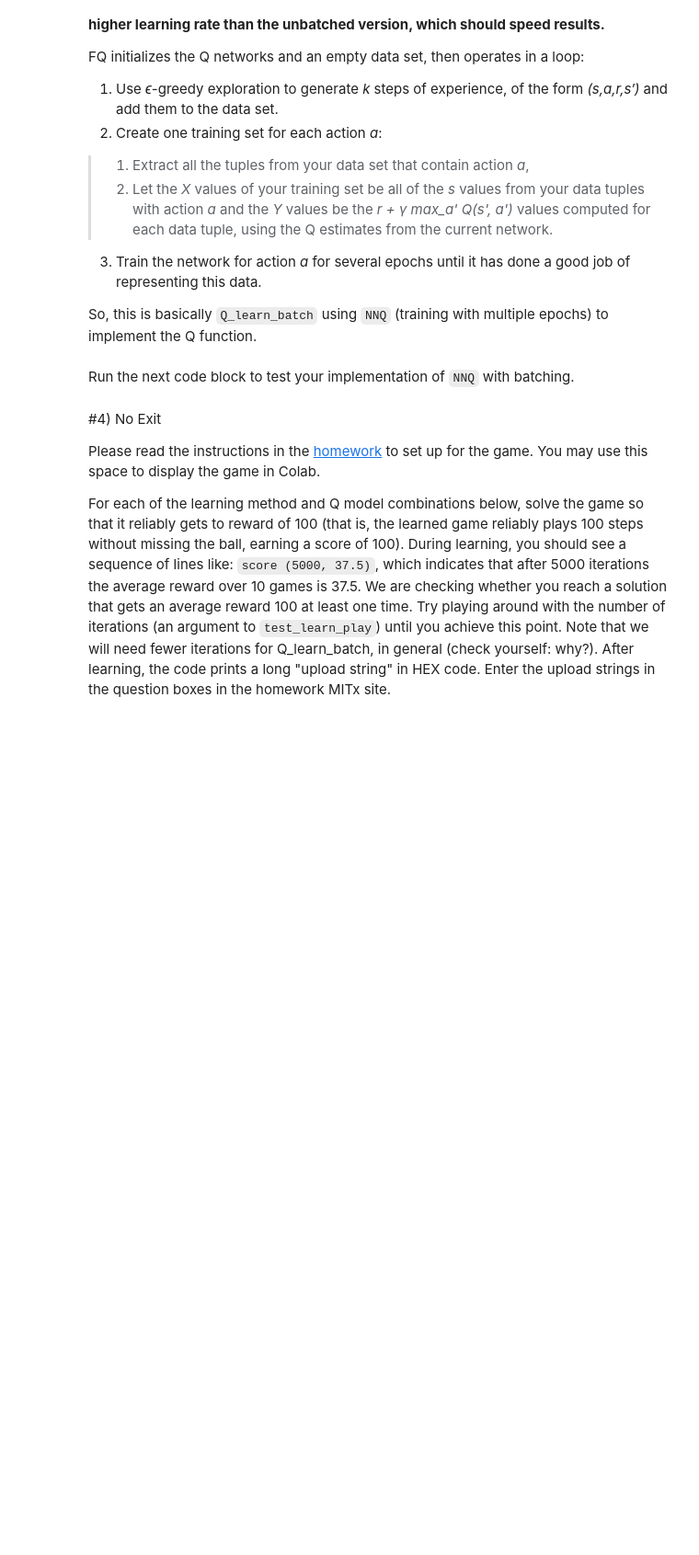
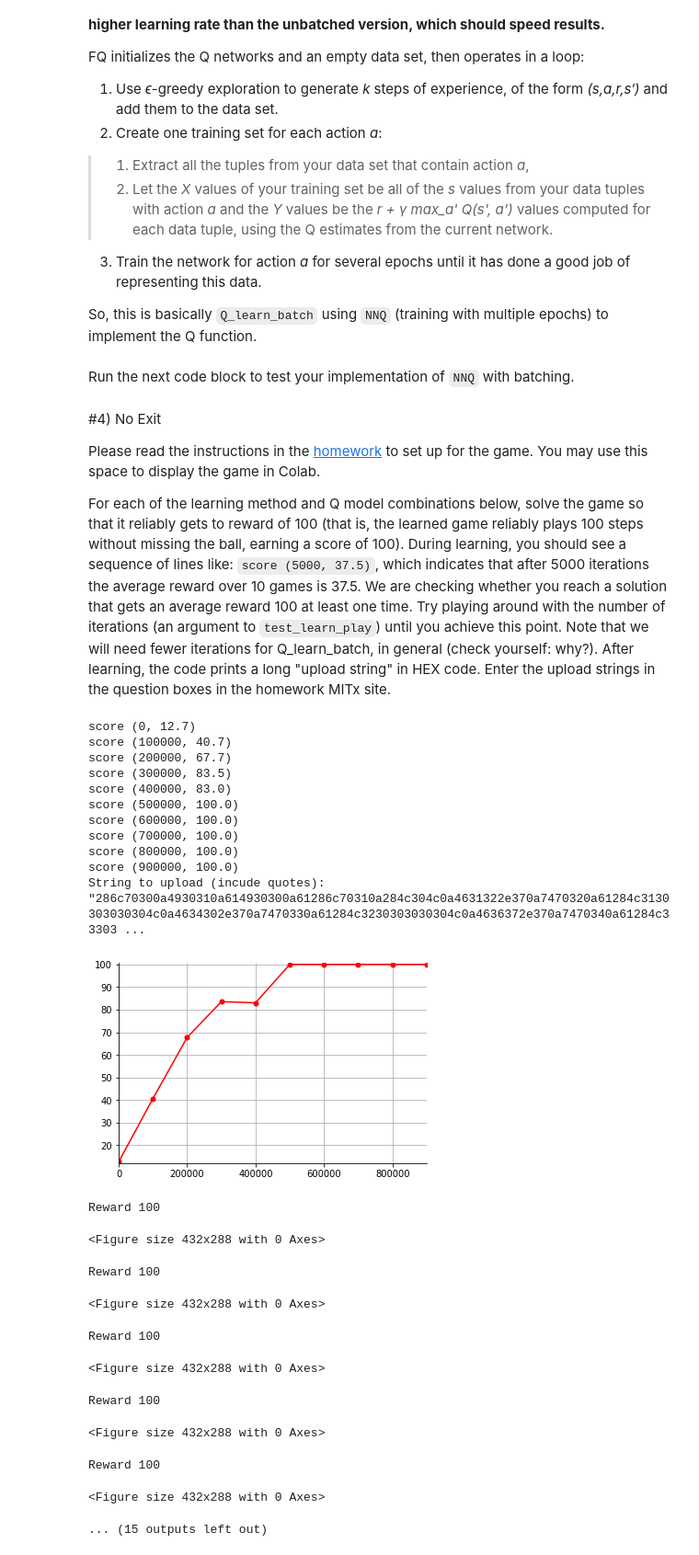
Before and after one commit to ToniRV/MIT_6.862_Applied_Machine_Learning, a Jupyter notebook: MIT_6_036_HW10.ipynb, the cells around one changed output. Shown at 92% size. Saved outputs shown, nothing was run; the diff lists cells and outputs as text; code cells hidden in the pictures; blank space fills up the shorter version.

```diff
--- a/MIT_6_036_HW10.ipynb
+++ b/MIT_6_036_HW10.ipynb
@@ -689,7 +799,31 @@ strings in the question boxes in the homework MITx site.
 code_for_hw10.test_solve_play(draw = True)
 # %%
 # Tabular Q-learn
-code_for_hw10.test_learn_play(draw=True, iters=100000, tabular=True, batch=False)
+code_for_hw10.test_learn_play(draw=True, iters=1000000, tabular=True, batch=False)
+# %% [output]
+score (0, 12.7)
+score (100000, 40.7)
+score (200000, 67.7)
+score (300000, 83.5)
+score (400000, 83.0)
+score (500000, 100.0)
+score (600000, 100.0)
+score (700000, 100.0)
+score (800000, 100.0)
+score (900000, 100.0)
+String to upload (incude quotes): "286c70300a4930310a614930300a61286c70310a284c304c0a4631322e370a7470320a61284c3130303030304c0a4634302e370a7470330a61284c3230303030304c0a4636372e370a7470340a61284c33303 ...
+[figure, added]
+Reward 100
+<Figure size 432x288 with 0 Axes>
+Reward 100
+<Figure size 432x288 with 0 Axes>
+Reward 100
+<Figure size 432x288 with 0 Axes>
+Reward 100
+<Figure size 432x288 with 0 Axes>
+Reward 100
+<Figure size 432x288 with 0 Axes>
+... (15 outputs left out)
 # %%
 # Tabular Batch Q-learn
 code_for_hw10.test_learn_play(draw=True, iters=50, tabular=True, batch=True) # Check: why do we want fewer iterations here?
```
Also changed, not shown: parts of 13 cells of this notebook.
